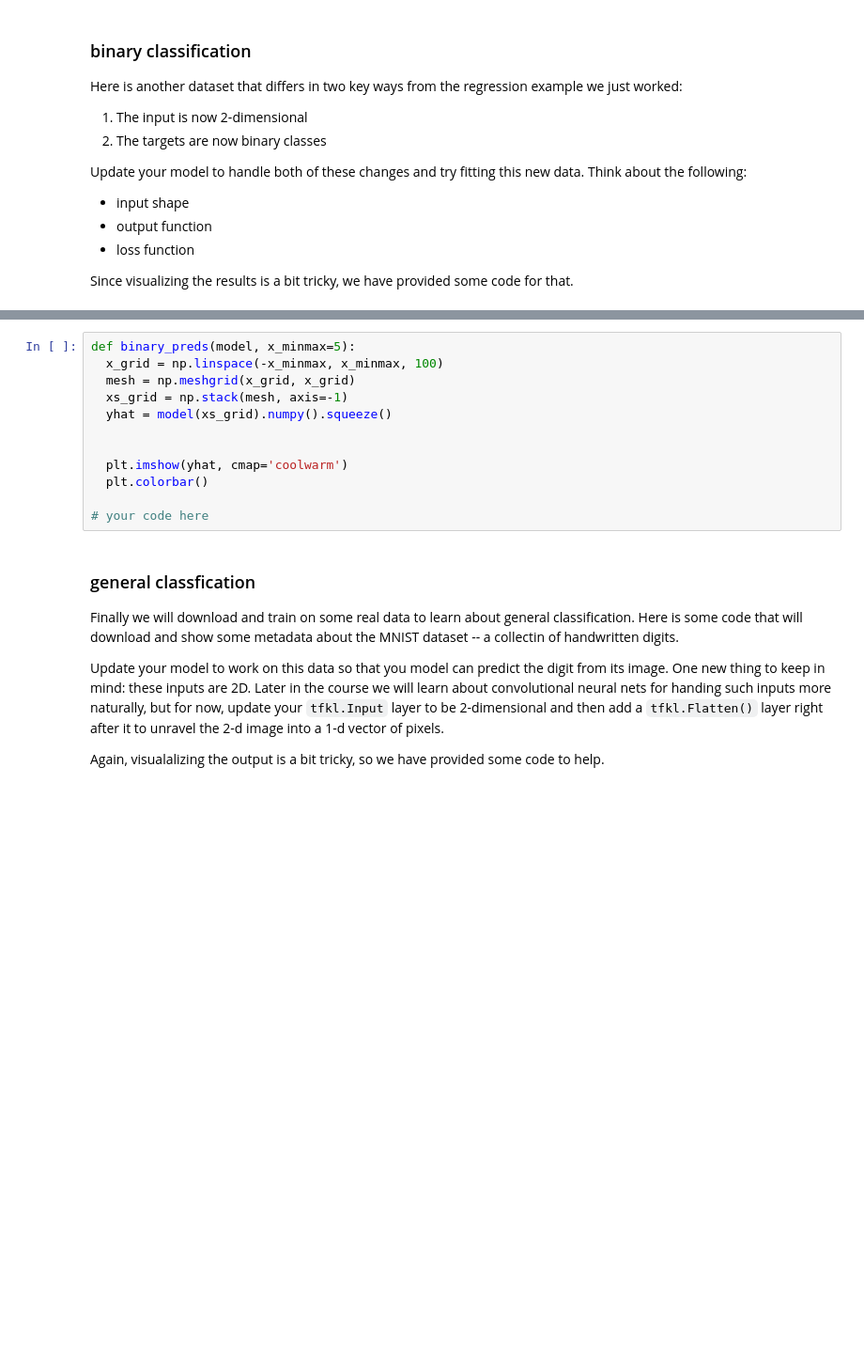
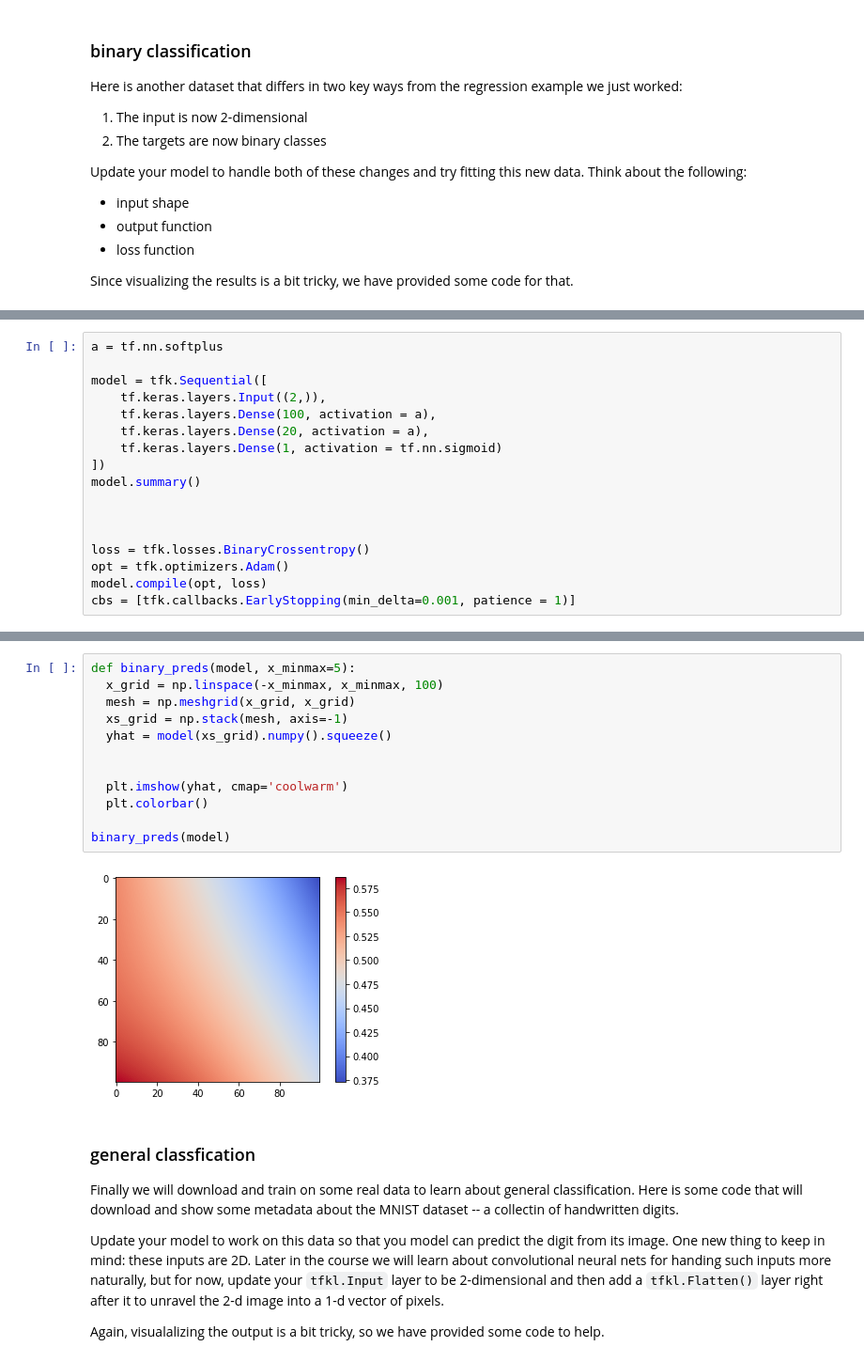
Before and after one commit to skang77e/ANLY590, a Jupyter notebook: Lab/Lab6/Copy_of_keras_lab.ipynb, the cells around one changed output, grey strips where cells are left out. Shown at 94% size. Cells and saved outputs as stored; diff of their text form; blank space fills up the shorter version.

```diff
--- a/Lab/Lab6/Copy_of_keras_lab.ipynb
+++ b/Lab/Lab6/Copy_of_keras_lab.ipynb
@@ -66,0 +129,17 @@ plt.show()
+# %%
+a = tf.nn.softplus
+
+model = tfk.Sequential([
+    tf.keras.layers.Input((2,)),
+    tf.keras.layers.Dense(100, activation = a),
+    tf.keras.layers.Dense(20, activation = a),
+    tf.keras.layers.Dense(1, activation = tf.nn.sigmoid)
+])
+model.summary()
+
+
+
+loss = tfk.losses.BinaryCrossentropy()
+opt = tfk.optimizers.Adam()
+model.compile(opt, loss)
+cbs = [tfk.callbacks.EarlyStopping(min_delta=0.001, patience = 1)]
@@ -67,15 +161,17 @@ plt.show()
 # %%
 def binary_preds(model, x_minmax=5):
   x_grid = np.linspace(-x_minmax, x_minmax, 100)
   mesh = np.meshgrid(x_grid, x_grid)
   xs_grid = np.stack(mesh, axis=-1)
   yhat = model(xs_grid).numpy().squeeze()
 
 
   plt.imshow(yhat, cmap='coolwarm')
   plt.colorbar()
 
-# your code here
+binary_preds(model)
+# %% [output]
+[figure, added]
 # %% [markdown]
 ### general classfication
 
```
Also changed, not shown: parts of 13 cells of this notebook.
